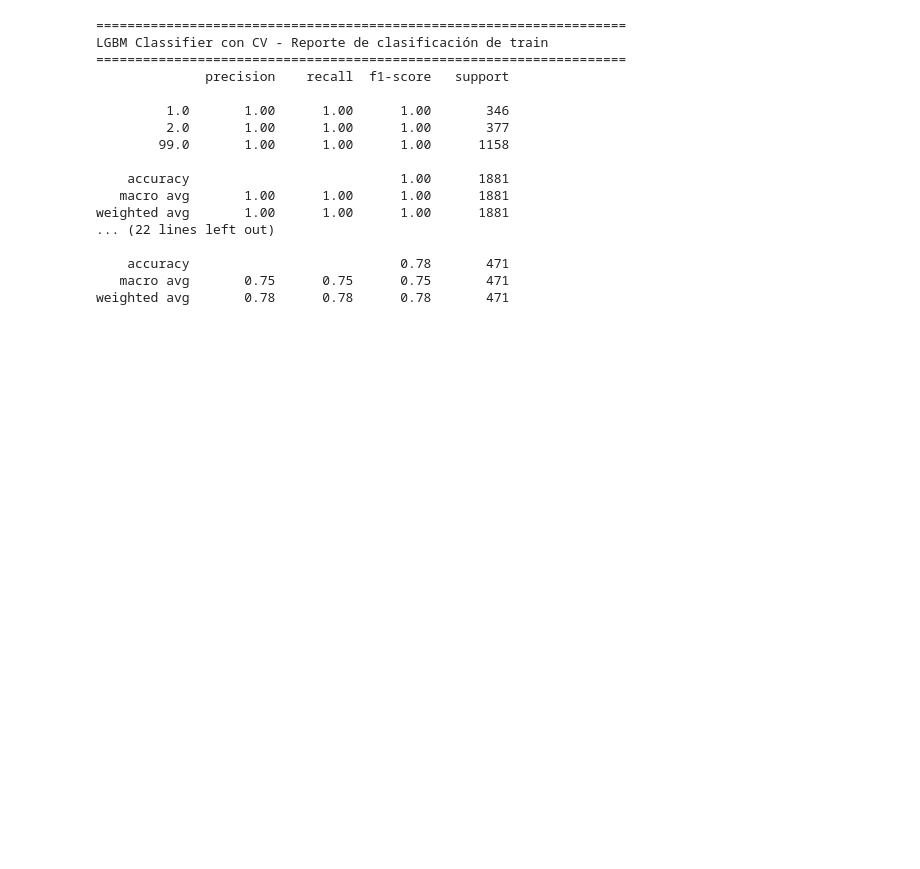
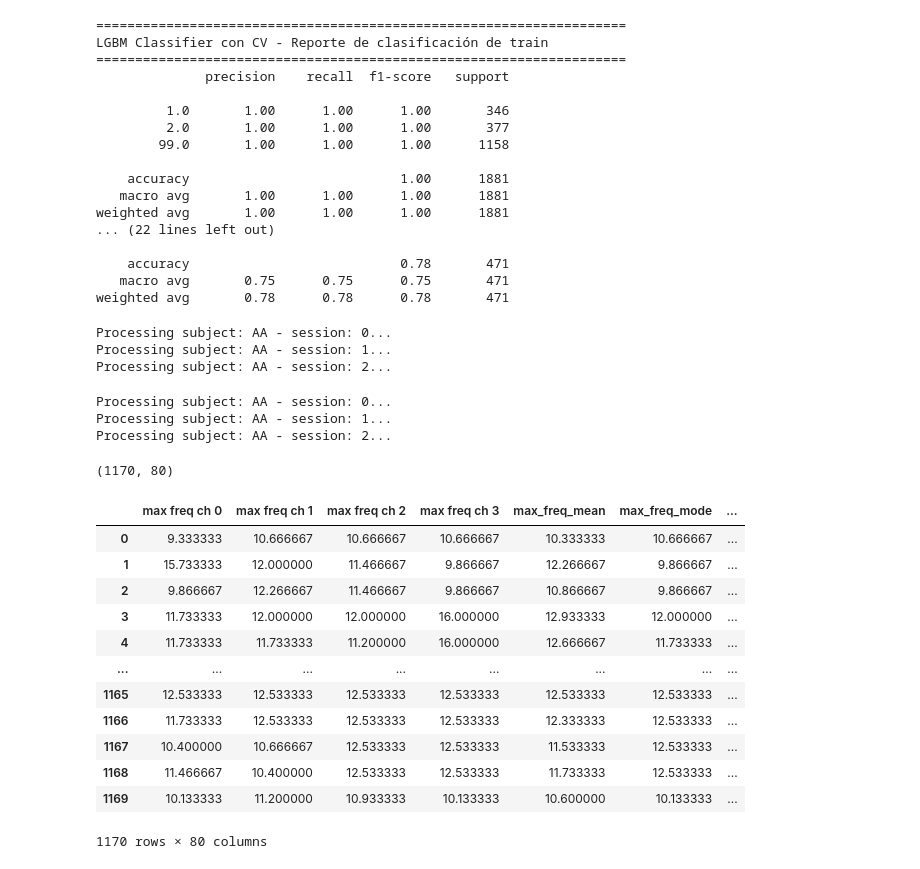
Before and after one commit to yaninaiberra/MentoriaBCI, a Jupyter notebook: EntregaTP4/MentoriaBCI_Grupo2_TP4-Copy1.ipynb, the cells around one changed output. Cells and saved outputs as stored; diff of their text form; code cells hidden in the pictures; blank space fills up the shorter version.

```diff
--- a/EntregaTP4/MentoriaBCI_Grupo2_TP4-Copy1.ipynb
+++ b/EntregaTP4/MentoriaBCI_Grupo2_TP4-Copy1.ipynb
@@ -1556,3 +1455,36 @@ weighted avg       1.00      1.00      1.00      1881
     accuracy                           0.78       471
    macro avg       0.75      0.75      0.75       471
 weighted avg       0.78      0.78      0.78       471
+# %%
+# dataset con los valores de frecuencia donde aparece la amplitud máxima
+dataset_filtered_max_AA = BCIDataset(csvs_path,
+                         window_size=750,
+                        subject= 'AA',
+                        feature_extractor=calc_max_filtered)
+
+df_max_freq=generate_df(dataset_filtered_max_AA.complete_examples_features,['max freq '], [0,1,2,3])
+df_max_freq['max_freq_mean'] = df_max_freq.mean(axis=1)
+df_max_freq['max_freq_mode'] = scipy.stats.mode(df_max_freq,axis=1)[0]
+df_max_freq['max_freq_median']=np.median(df_max_freq,axis=1)
+df_max_freq['max_freq_quantile']=np.quantile(df_max_freq,0.9,axis=1)
+df_max_freq['max_freq_std']=np.std(df_max_freq,axis=1)
+df_max_freq['max_freq_var']=np.var(df_max_freq,axis=1)
+# %% [output]
+Processing subject: AA - session: 0...
+Processing subject: AA - session: 1...
+Processing subject: AA - session: 2...
+# %%
+labels_AA = pd.DataFrame(dataset_filtered_max_AA.complete_labels,columns=['labels'])
+metadata_all_AA = pd.DataFrame(dataset_filtered_max_AA.complete_metadata, columns = ['purness', 't_start', 't_end',
+                                                                      'subject', 'session'])
+max_freq_with_labels = df_max_freq.merge(labels_AA,left_index=True,right_index=True)
+# %%
+# dataset con la senal filtrada y sólo teniendo el rango de frecuencias de interés
+dataset_filtered_range_AA = BCIDataset(csvs_path,
+                         window_size=750,
+                        subject= 'AA',
+                        feature_extractor=filtered_range)
+# %% [output]
+Processing subject: AA - session: 0...
+Processing subject: AA - session: 1...
+Processing subject: AA - session: 2...
@@ -1558,0 +1546,34 @@ weighted avg       0.78      0.78      0.78       471
+# %%
+# IMPORTANTE: Eliminar features que tengan alta correlación entre sí,
+# ya que suele mejorar las métricas de los modelos
+
+# concatenamos los dfs
+
+best_features=df_max_freq.merge(df_range_freq[['freq_label_1_mean','freq_label_2_mean','freq_label_1_sum','freq_label_2_sum',
+          'freq_label_1_median','freq_label_2_median','freq_label_1_quantile','freq_label_2_quantile'
+                                 ,'sum_weighted_label_1','sum_weighted_label_2','freq_label_1_std',
+                                 'freq_label_2_std','freq_label_1_var','freq_label_2_var','freq_label_1_entropy',
+                                 'freq_label_2_entropy','freq_label_1_skew','freq_label_2_skew','freq_label_1_kurtosis',
+                                 'freq_label_2_kurtosis','12.27','12.53','12.8','16.27', '16.53', '16.8'
+                                               ,'24.8', '25.07', '25.33','32.8','33.07', '33.33'
+                                ]],left_index=True,right_index=True)
+best_features["purness"]=metadata_all["purness"].replace({'True':1,'False':0})
+best_features = best_features.merge(labels_AA,left_index=True,right_index=True)
+
+print(best_features.shape)
+best_features
+# %% [output]
+(1170, 80)
+|  | max freq ch 0 | max freq ch 1 | max freq ch 2 | max freq ch 3 | max_freq_mean | max_freq_mode | ... |
+| 0 | 9.333333 | 10.666667 | 10.666667 | 10.666667 | 10.333333 | 10.666667 | ... |
+| 1 | 15.733333 | 12.000000 | 11.466667 | 9.866667 | 12.266667 | 9.866667 | ... |
+| 2 | 9.866667 | 12.266667 | 11.466667 | 9.866667 | 10.866667 | 9.866667 | ... |
+| 3 | 11.733333 | 12.000000 | 12.000000 | 16.000000 | 12.933333 | 12.000000 | ... |
+| 4 | 11.733333 | 11.733333 | 11.200000 | 16.000000 | 12.666667 | 11.733333 | ... |
+| ... | ... | ... | ... | ... | ... | ... | ... |
+| 1165 | 12.533333 | 12.533333 | 12.533333 | 12.533333 | 12.533333 | 12.533333 | ... |
+| 1166 | 11.733333 | 12.533333 | 12.533333 | 12.533333 | 12.333333 | 12.533333 | ... |
+| 1167 | 10.400000 | 10.666667 | 12.533333 | 12.533333 | 11.533333 | 12.533333 | ... |
+| 1168 | 11.466667 | 10.400000 | 12.533333 | 12.533333 | 11.733333 | 12.533333 | ... |
+| 1169 | 10.133333 | 11.200000 | 10.933333 | 10.133333 | 10.600000 | 10.133333 | ... |
+1170 rows × 80 columns
```
Also changed, not shown: parts of 24 cells of this notebook, 1 other file.
